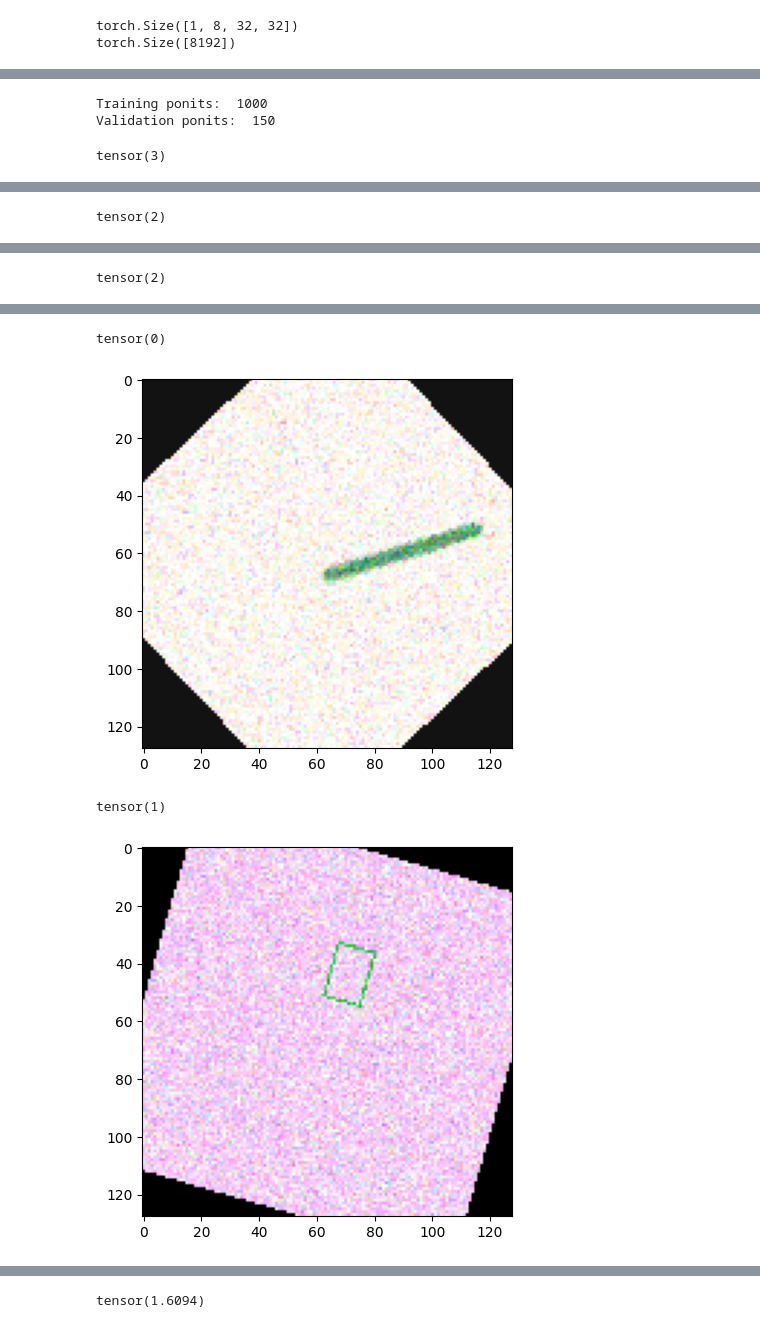
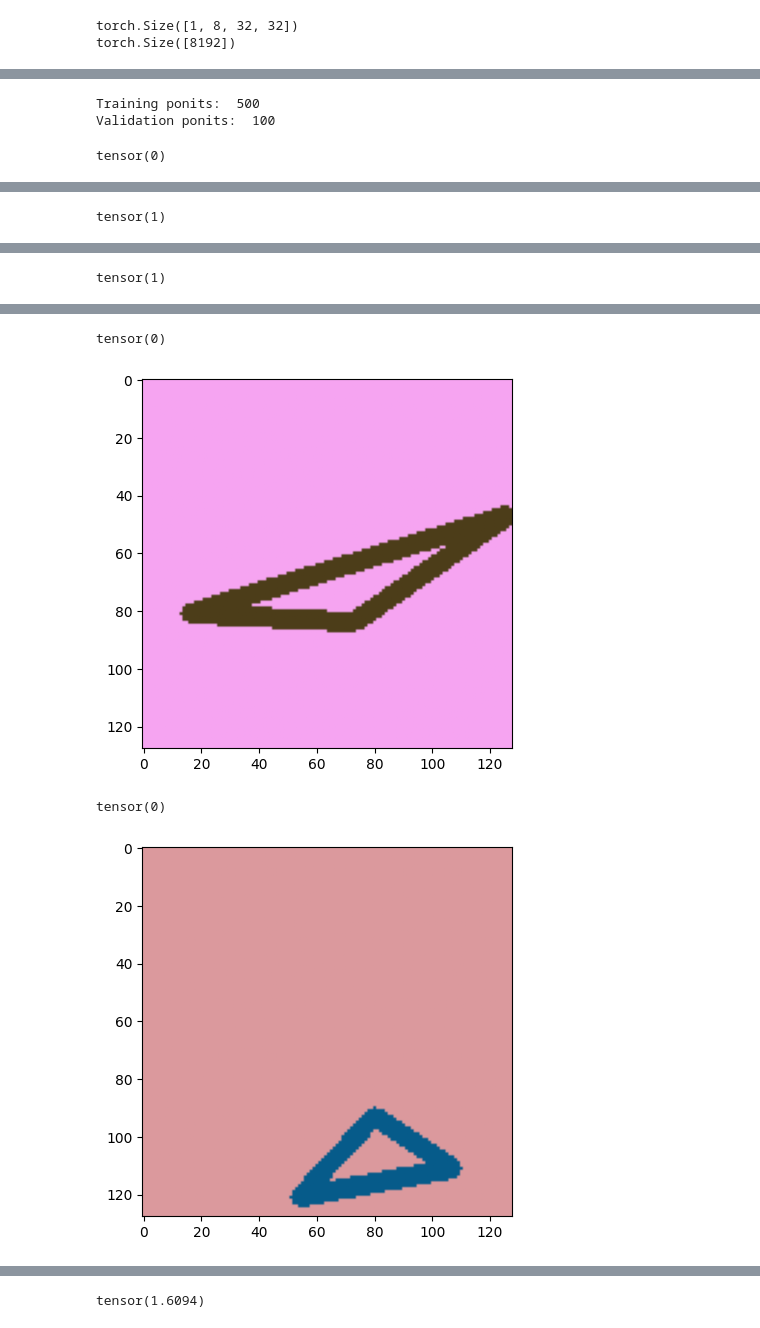
Before and after one commit to miriusz6/NNMultiClassClassifier, a Jupyter notebook: kupa.ipynb, the cells around one changed output, grey strips where cells are left out. Cells and saved outputs as stored; diff of their text form; code cells hidden in the pictures.

```diff
--- a/kupa.ipynb
+++ b/kupa.ipynb
@@ -162,19 +175,21 @@ class tit(nn.Module):
         return self.combine_patches(patch_sum)
 # %%
 from figures_dataset import FiguresData
-train_dataset = FiguresData(128,1000, augment=True)
+train_dataset = FiguresData(128,500, augment=False)
 print("Training ponits: ",len(train_dataset))
 
-valid_dataset = FiguresData(128,150)
+valid_dataset = FiguresData(128,100, augment=False)
 print("Validation ponits: ",len(valid_dataset))
 # %% [output]
-Training ponits:  1000
-Validation ponits:  150
+Training ponits:  500
+Validation ponits:  100
 # %%
 #terate training_set and visualize
 for i in range(5):
-    print(train_dataset[i][1])
-    plt.imshow(train_dataset[i][0].permute(1, 2, 0))
+    # random int
+    j = torch.randint(0, len(train_dataset),(1,)).item()
+    print(train_dataset[j][1])
+    plt.imshow(train_dataset[j][0].permute(1, 2, 0))
     plt.show()
 # %% [output]
-tensor(3)
+tensor(0)
@@ -182 +197 @@ tensor(3)
-tensor(2)
+tensor(1)
@@ -184 +199 @@ tensor(2)
-tensor(2)
+tensor(1)
@@ -186,7 +201,7 @@ tensor(2)
 tensor(0)
-[figure, old version]
+[figure, new version]
-tensor(1)
+tensor(0)
-[figure, old version]
+[figure, new version]
 # %%
 # TRAINING IMPORTS
 from torch import nn
```
Also changed, not shown: parts of 8 cells of this notebook, 1 other file.
